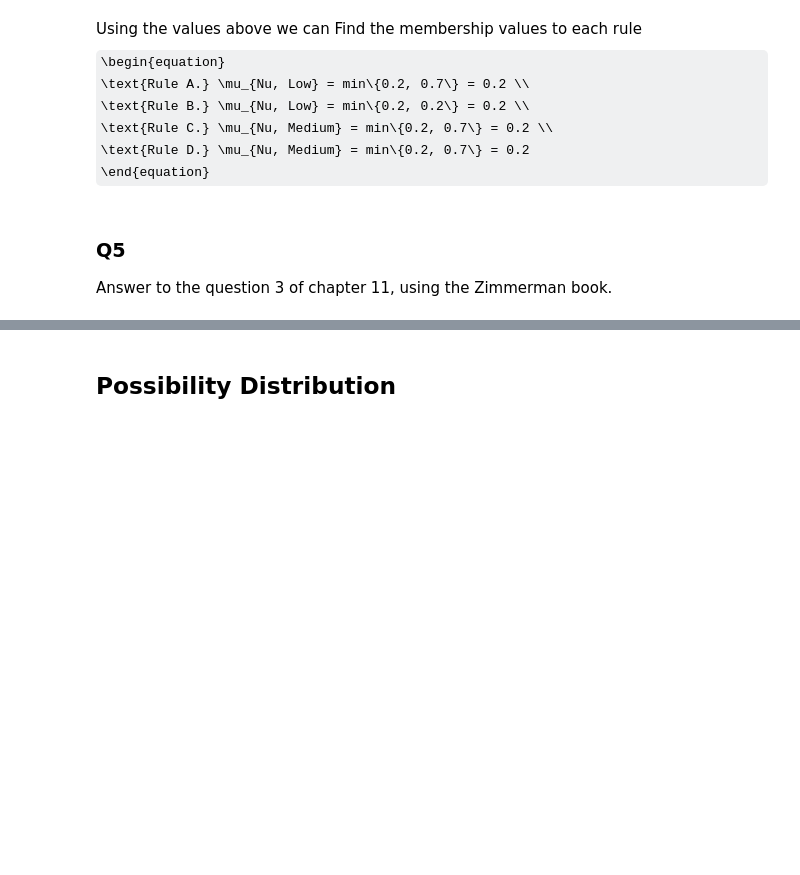
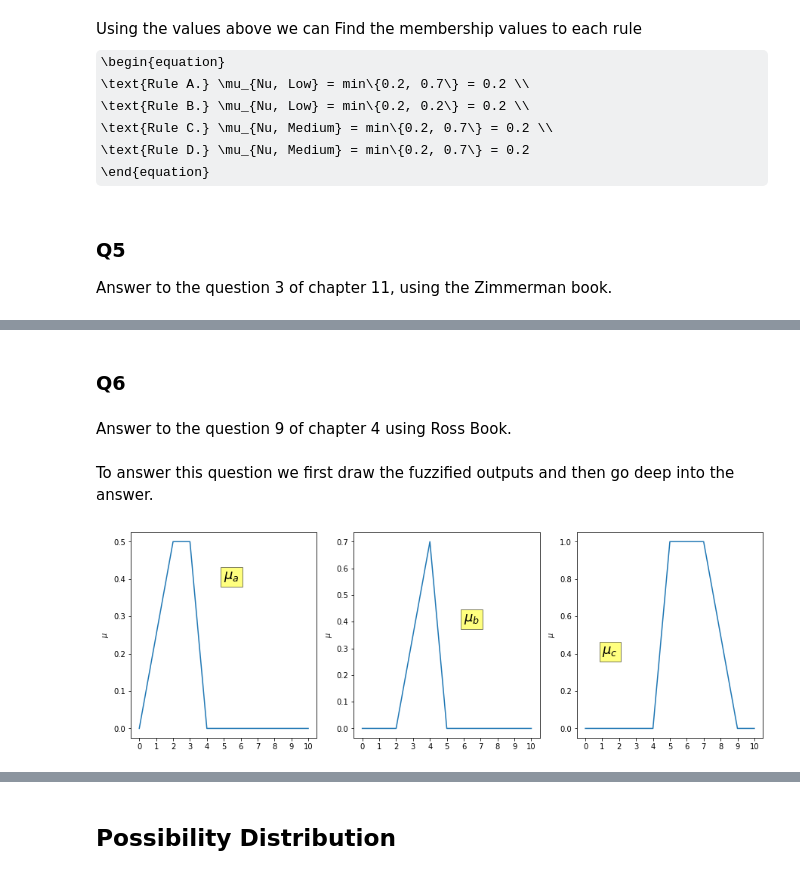
Before and after one commit to amindadgar/Fuzzy-Systems, a Jupyter notebook: HW3/Answers/main.ipynb, the cells around one changed output, grey strips where cells are left out. Cells and saved outputs as stored; diff of their text form; code cells hidden in the pictures; some formulas as TeX source; blank space fills up the shorter version.

Commit message:
Added Q6 Answers!

```diff
--- a/HW3/Answers/main.ipynb
+++ b/HW3/Answers/main.ipynb
@@ -450,0 +451,59 @@ plt.show()
+# %% [markdown]
+### Q6
+# %% [markdown]
+Answer to the question 9 of chapter 4 using Ross Book.
+# %% [markdown]
+To answer this question we first draw the fuzzified outputs and then go deep into the answer.
+# %%
+## plotting (a) Figure P4.9
+x = np.linspace(0, 10, 101)
+
+## equations for plotting (a) is as below
+##  `1/4 (x)` for x in [0, 2]
+##  `0.5` for x in [2, 3]
+##  `-1/2 (x-4)` for x in [3, 4]
+##  `0` otherwise
+mu_A = 0.25 * x
+mu_A = np.where((x > 2) & (x <= 3), 0.5, mu_A)
+mu_A = np.where((x >3) & (x<4), -0.5 * (x-4), mu_A)
+mu_A = np.where((x <= 0) | (x >= 4), 0, mu_A)
+
+## equations for plotting (b) is
+##   `0.35 (x-2)` for x in [2, 4]
+##   `-0.7 (x-5)` for x in [4, 5]
+##   `0` otherwise
+mu_B = 0.35 * (x-2)
+mu_B = np.where((x >= 4) & (x <=5), -0.7*(x-5), mu_B)
+mu_B = np.where((x > 5) | (x < 2), 0, mu_B)
+
+## equations for plotting (c) is
+##   `(x-4)` for x in [4, 5]
+##   `1` for x in [5, 7]
+##   `-1/2 (x-9)` for x in [7, 9]
+##   `0` otherwise
+mu_C = x-4
+mu_C = np.where((x >= 5) & (x <= 7), 1, mu_C)
+mu_C = np.where((x > 7) & (x <= 9), -0.5 * (x-9) , mu_C)
+mu_C = np.where((x > 9) | (x <= 4), 0 , mu_C)
+
+
+fig, axes = plt.subplots(1, 3, figsize=(15, 5))
+
+axes[0].plot(x, mu_A)
+axes[0].set_xticks(range(0, 11))
+axes[0].set_ylabel('$\mu$')
+axes[0].text(x=5, y=0.4, s='$\mu_{a}$', bbox=dict(facecolor='yellow', alpha=0.5), fontsize=18)
+
+axes[1].plot(x, mu_B)
+axes[1].set_xticks(range(0, 11))
+axes[1].set_ylabel('$\mu$')
+axes[1].text(x=6, y=0.4, s='$\mu_{b}$', bbox=dict(facecolor='yellow', alpha=0.5), fontsize=18)
+
+axes[2].plot(x, mu_C)
+axes[2].set_xticks(range(0, 11))
+axes[2].set_ylabel('$\mu$')
+axes[2].text(x=1, y=0.4, s='$\mu_{c}$', bbox=dict(facecolor='yellow', alpha=0.5), fontsize=18)
+
+plt.show()
+# %% [output]
+[figure, added]
```
Also changed, not shown: parts of 74 cells of this notebook.
